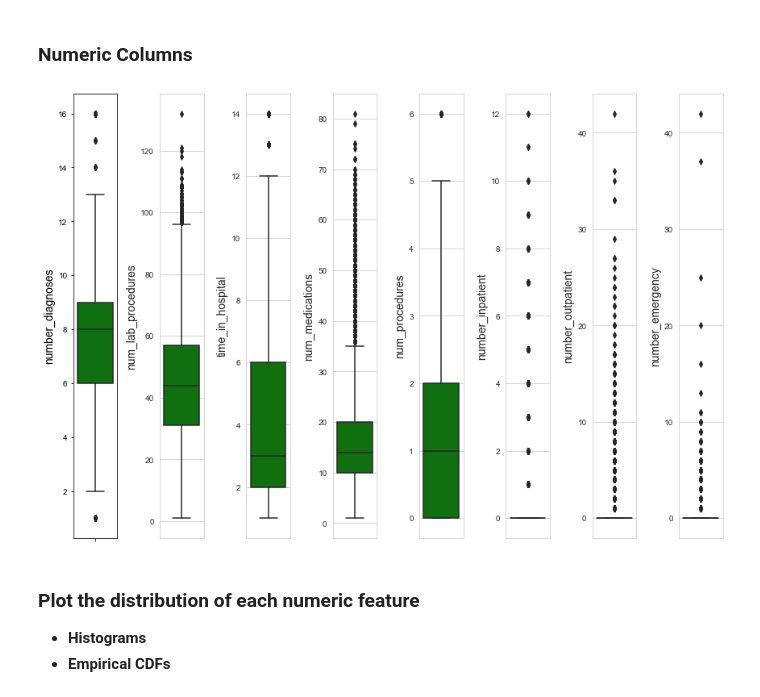
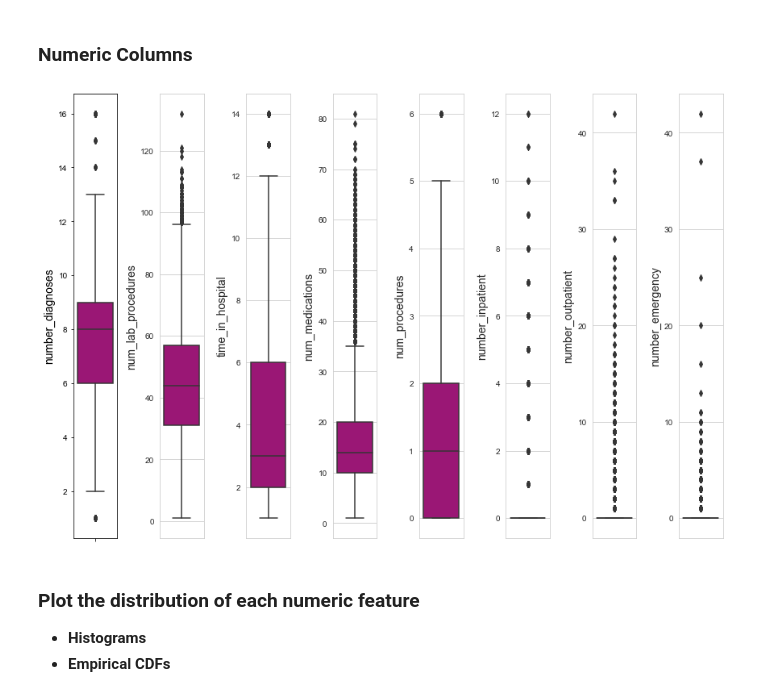
Before and after one commit to RajeshArasada/Predicting_Diabetes_Patients_Readmission, a Jupyter notebook: notebooks/01.Diabetes-Exploratory Data Analysis.ipynb, the cells around one changed output. Saved outputs shown, nothing was run; the diff lists cells and outputs as text; code cells hidden in the pictures.

```diff
--- a/notebooks/01.Diabetes-Exploratory Data Analysis.ipynb
+++ b/notebooks/01.Diabetes-Exploratory Data Analysis.ipynb
@@ -384,17 +384,17 @@ subset_numeric_data_b = numeric_data[['num_procedures','number_inpatient',
 # %%
 l = subset_numeric_data.columns.values
 number_of_columns = 8
 number_of_rows = len(l)-1/number_of_columns
 
 plt.figure(figsize=(1.5* number_of_columns,8*number_of_rows))
 for i in range(0,len(l)):
     plt.subplot(number_of_rows + 1, number_of_columns, i+1)
     sns.set_style('whitegrid')
-    sns.boxplot(df[l[i]],color='green',orient='v')
+    sns.boxplot(df[l[i]],color='#B0017F',orient='v')
     plt.ylabel(f"{l[i]}", fontsize=14)
     plt.tight_layout()
 # %% [output]
-[figure, old version]
+[figure, new version]
 # %% [markdown]
 ### Plot the distribution of each numeric feature
 * **Histograms**
```
Also changed, not shown: parts of 14 cells of this notebook, 5 other files.
